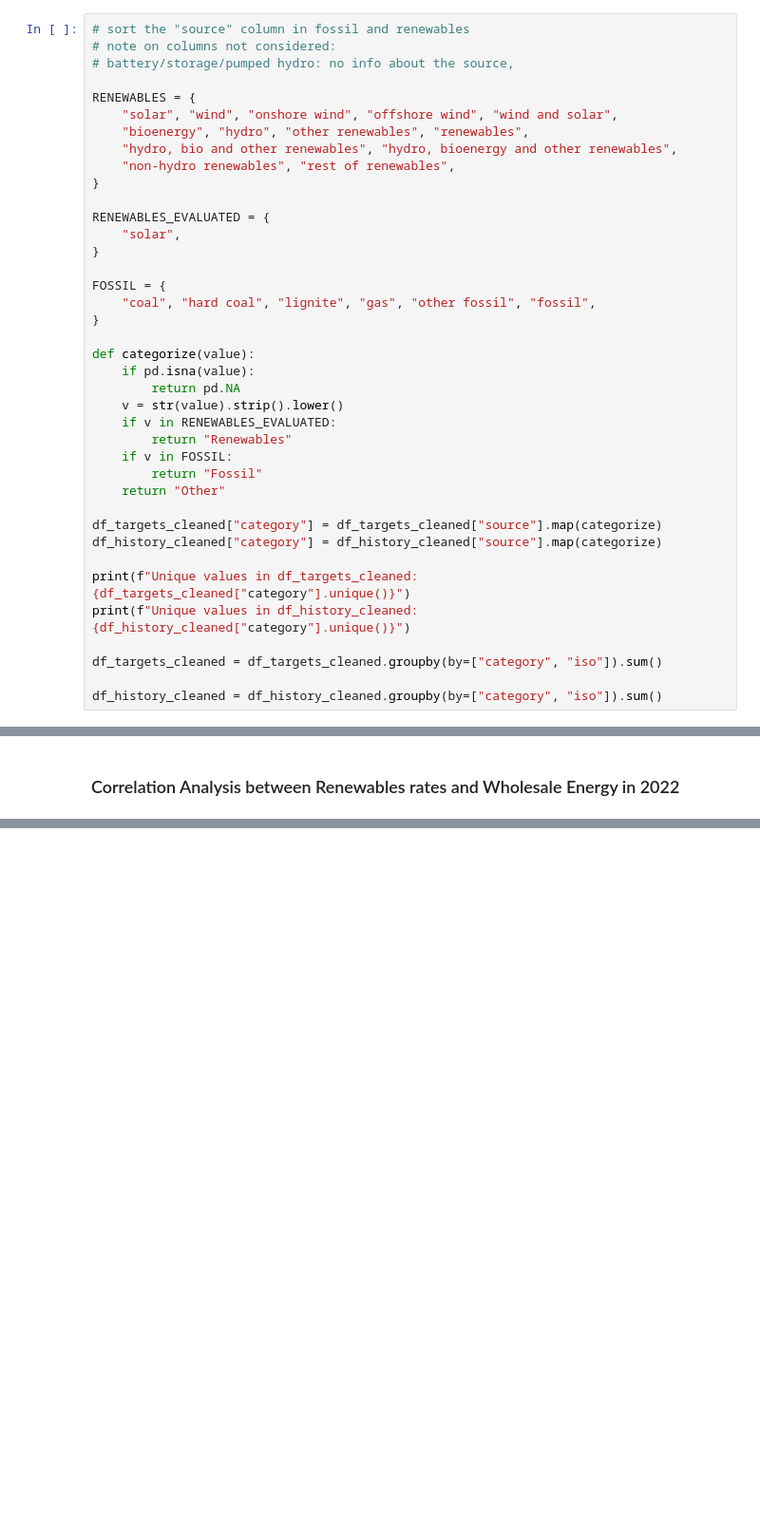
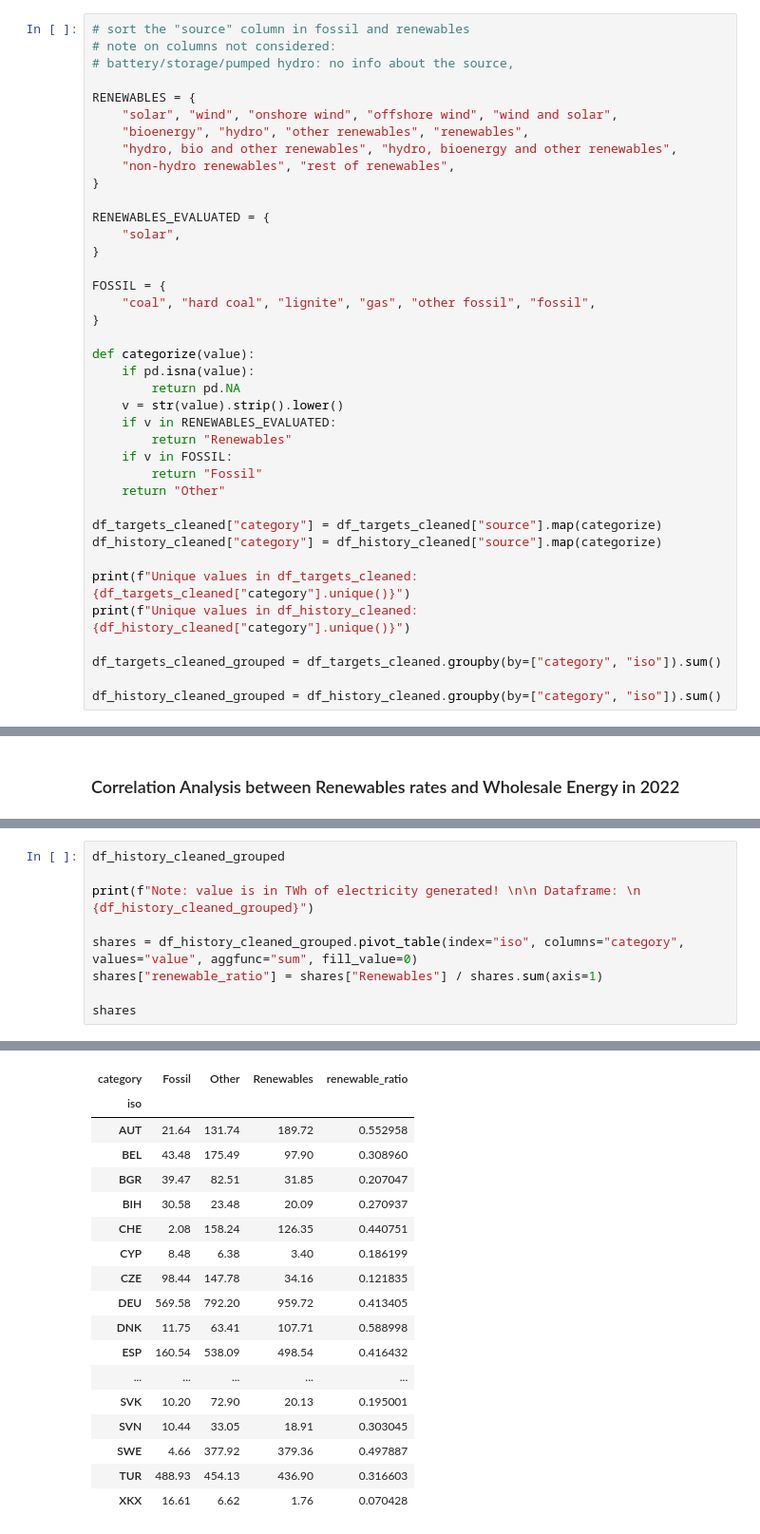
Before and after one commit to tklopper9/europes_energy_transition, a Jupyter notebook: notebook.ipynb, the cells around one changed output, grey strips where cells are left out. Shown at 95% size. Saved outputs shown, nothing was run; the diff lists cells and outputs as text; blank space fills up the shorter version.

Commit message:
some calculations: mean of energy prices per year and ratio of renewables

```diff
--- a/notebook.ipynb
+++ b/notebook.ipynb
@@ -188,9 +188,9 @@ df_history_cleaned["category"] = df_history_cleaned["source"].map(categorize)
 print(f"Unique values in df_targets_cleaned: {df_targets_cleaned["category"].unique()}")
 print(f"Unique values in df_history_cleaned: {df_history_cleaned["category"].unique()}")
 
-df_targets_cleaned = df_targets_cleaned.groupby(by=["category", "iso"]).sum()
+df_targets_cleaned_grouped = df_targets_cleaned.groupby(by=["category", "iso"]).sum()
 
-df_history_cleaned = df_history_cleaned.groupby(by=["category", "iso"]).sum()
+df_history_cleaned_grouped = df_history_cleaned.groupby(by=["category", "iso"]).sum()
 # %% [output]
 Unique values in df_targets_cleaned: <StringArray>
 ['Renewables', 'Other', 'Fossil']
@@ -343,0 +416,10 @@ TypeError: NDFrame.resample() got an unexpected keyword argument 'how'
+# %%
+df_history_cleaned_grouped
+
+print(f"Note: value is in TWh of electricity generated! \n\n Dataframe: \n {df_history_cleaned_grouped}")
+
+shares = df_history_cleaned_grouped.pivot_table(index="iso", columns="category", values="value", aggfunc="sum", fill_value=0)
+shares["renewable_ratio"] = shares["Renewables"] / shares.sum(axis=1)
+
+shares
+# %% [output]
@@ -343,0 +443,18 @@ TypeError: NDFrame.resample() got an unexpected keyword argument 'how'
+| category | Fossil | Other | Renewables | renewable_ratio |
+| iso |  |  |  |  |
+| AUT | 21.64 | 131.74 | 189.72 | 0.552958 |
+| BEL | 43.48 | 175.49 | 97.90 | 0.308960 |
+| BGR | 39.47 | 82.51 | 31.85 | 0.207047 |
+| BIH | 30.58 | 23.48 | 20.09 | 0.270937 |
+| CHE | 2.08 | 158.24 | 126.35 | 0.440751 |
+| CYP | 8.48 | 6.38 | 3.40 | 0.186199 |
+| CZE | 98.44 | 147.78 | 34.16 | 0.121835 |
+| DEU | 569.58 | 792.20 | 959.72 | 0.413405 |
+| DNK | 11.75 | 63.41 | 107.71 | 0.588998 |
+| ESP | 160.54 | 538.09 | 498.54 | 0.416432 |
+| ... | ... | ... | ... | ... |
+| SVK | 10.20 | 72.90 | 20.13 | 0.195001 |
+| SVN | 10.44 | 33.05 | 18.91 | 0.303045 |
+| SWE | 4.66 | 377.92 | 379.36 | 0.497887 |
+| TUR | 488.93 | 454.13 | 436.90 | 0.316603 |
+| XKX | 16.61 | 6.62 | 1.76 | 0.070428 |
```
Also changed, not shown: parts of 5 cells of this notebook.
